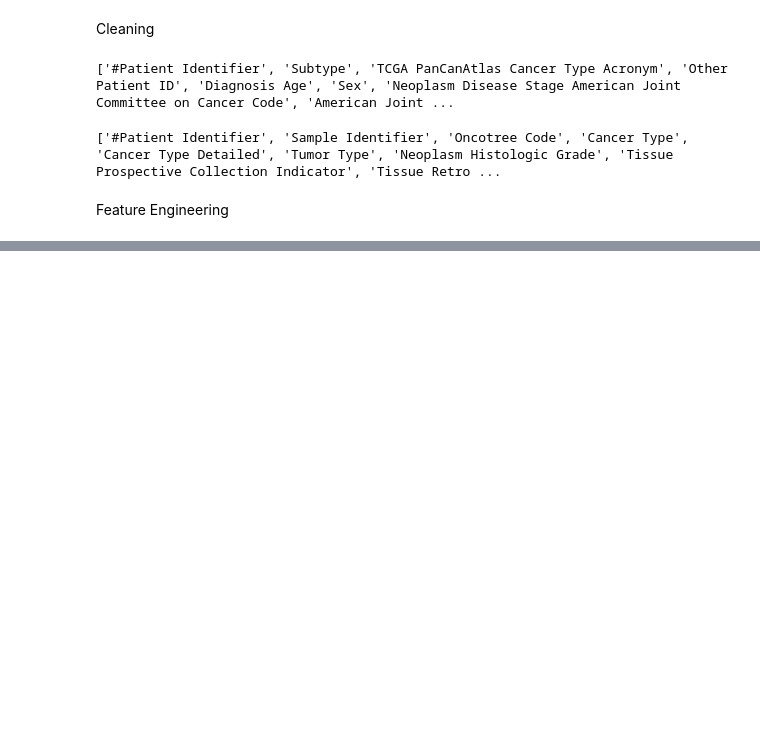
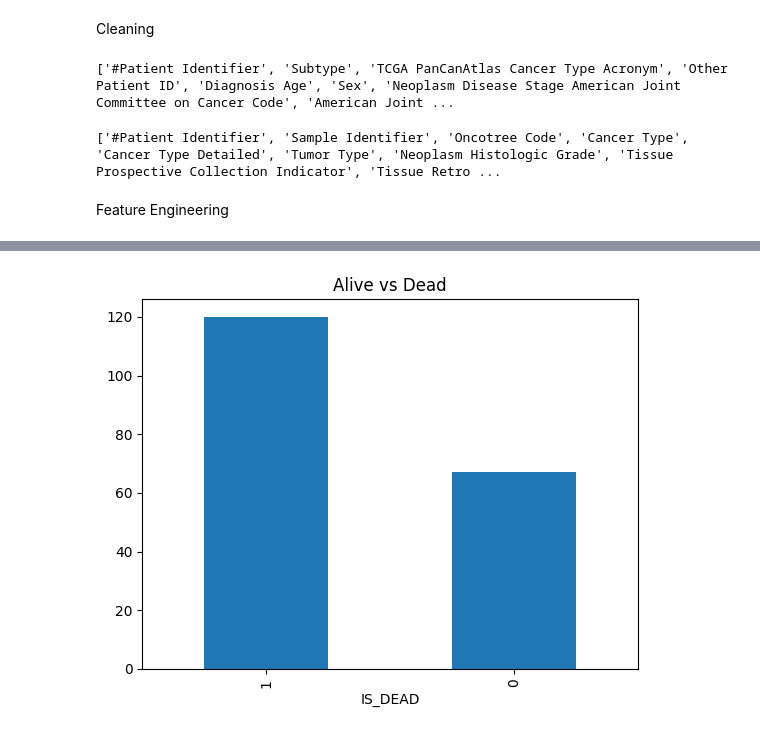
Before and after one commit to BinaryWhizz/Data-Analysis, a Jupyter notebook: Data Analysis 04/01.ipynb, the cells around one changed output, grey strips where cells are left out. Cells and saved outputs as stored; diff of their text form; code cells hidden in the pictures; blank space fills up the shorter version.

```diff
--- a/Data Analysis 04/01.ipynb
+++ b/Data Analysis 04/01.ipynb
@@ -137,0 +217,8 @@ high_impact_flag = high_impact.groupby('PATIENT_ID').size().reset_index(name='HI
+# %%
+# Alive vs Dead
+
+df['IS_DEAD'].value_counts().plot(kind='bar')
+plt.title("Alive vs Dead")
+plt.show()
+# %% [output]
+[figure, added]
```
Also changed, not shown: parts of 20 cells of this notebook.
